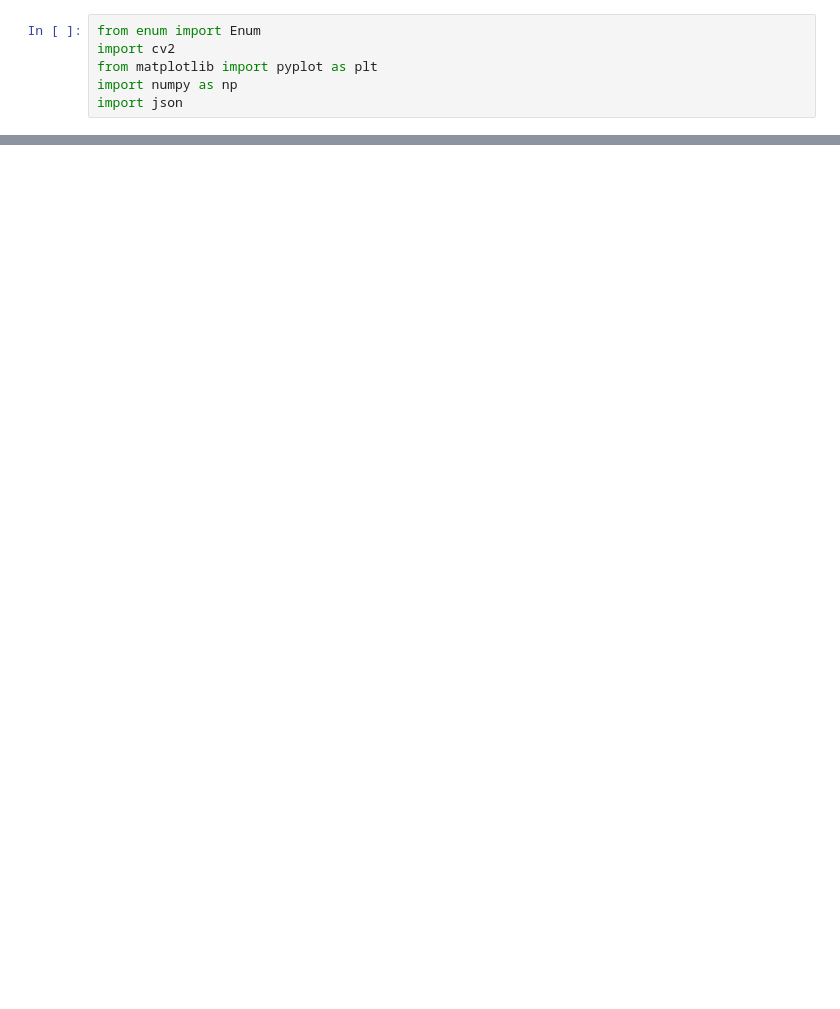
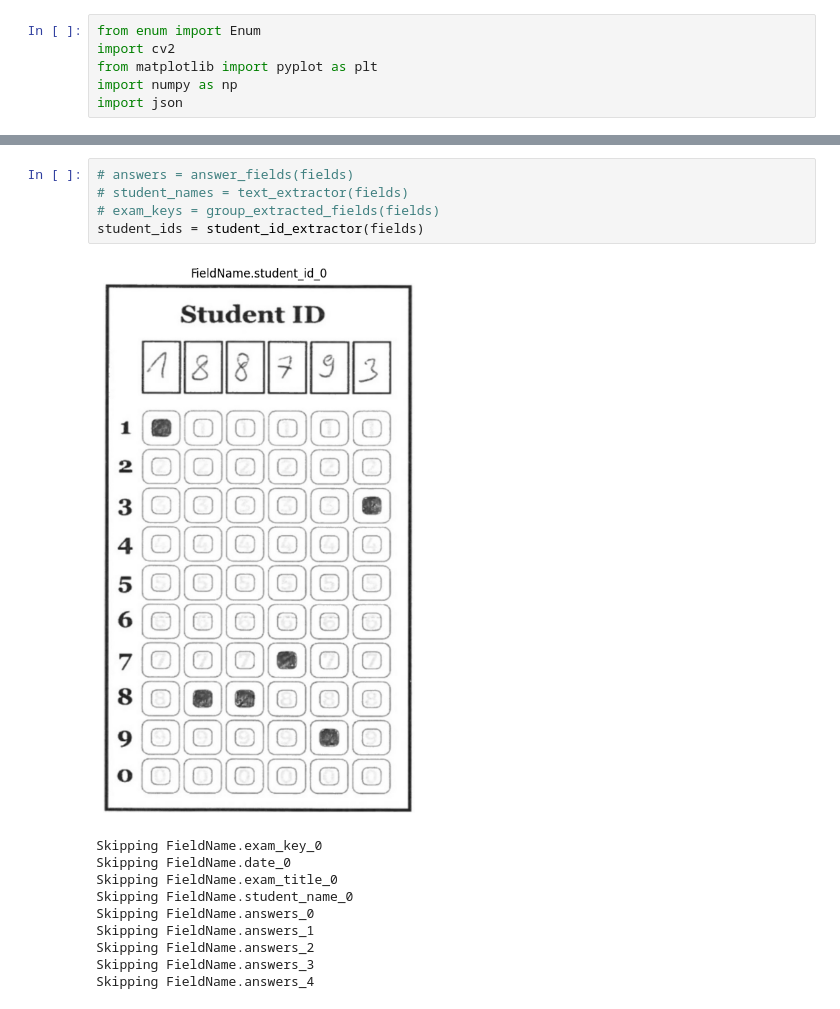
Before and after one commit to cvlab-ai/splinter, a Jupyter notebook: research/field_extractor/field_extractor.ipynb, the cells around one changed output, grey strips where cells are left out. Saved outputs shown, nothing was run; the diff lists cells and outputs as text; blank space fills up the shorter version.

```diff
--- a/research/field_extractor/field_extractor.ipynb
+++ b/research/field_extractor/field_extractor.ipynb
@@ -145,0 +212,16 @@ KeyboardInterrupt:
+# %%
+# answers = answer_fields(fields)
+# student_names = text_extractor(fields)
+# exam_keys = group_extracted_fields(fields)
+student_ids = student_id_extractor(fields)
+# %% [output]
+[figure, added]
+Skipping FieldName.exam_key_0
+Skipping FieldName.date_0
+Skipping FieldName.exam_title_0
+Skipping FieldName.student_name_0
+Skipping FieldName.answers_0
+Skipping FieldName.answers_1
+Skipping FieldName.answers_2
+Skipping FieldName.answers_3
+Skipping FieldName.answers_4
```
Also changed, not shown: parts of 7 cells of this notebook, 11 other files.
